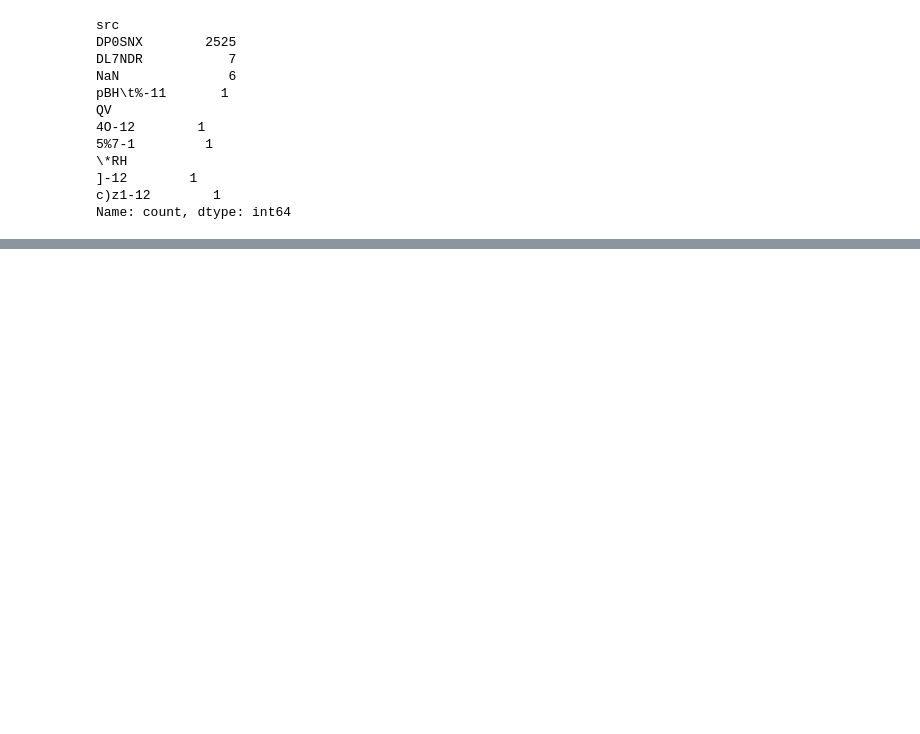
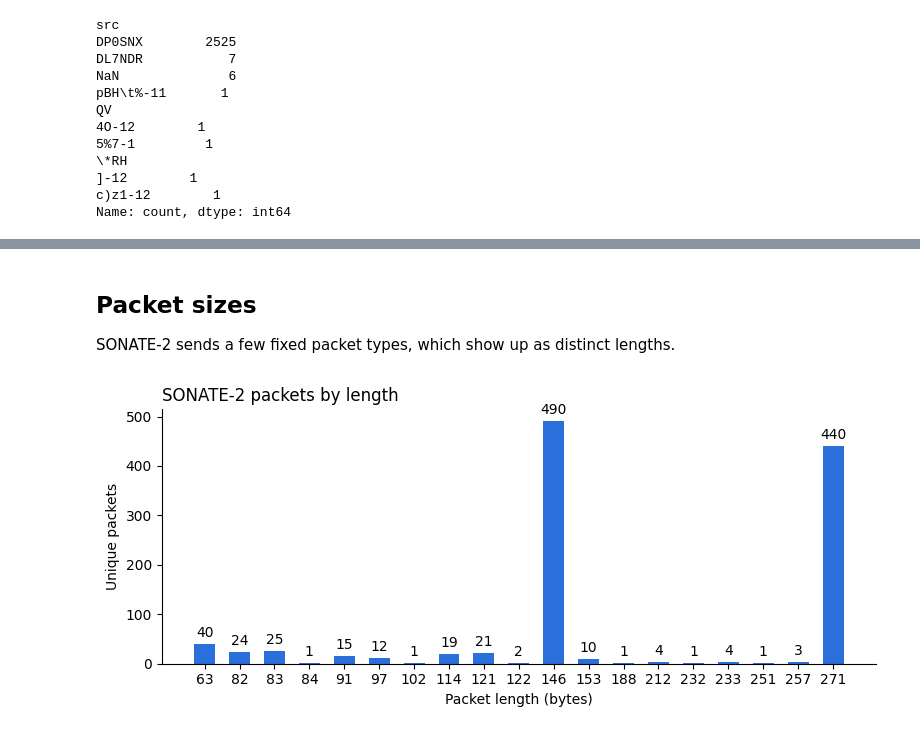
Before and after one commit to nguyen-katie/seds-hack, a Jupyter notebook: satnogs_frames.ipynb, the cells around one changed output, grey strips where cells are left out. Cells and saved outputs as stored; diff of their text form; code cells hidden in the pictures; blank space fills up the shorter version.

```diff
--- a/satnogs_frames.ipynb
+++ b/satnogs_frames.ipynb
@@ -93,0 +214,17 @@ Name: count, dtype: int64
+# %% [markdown]
+## Packet sizes
+SONATE-2 sends a few fixed packet types, which show up as distinct lengths.
+# %%
+counts = sat.drop_duplicates("frame")["length"].value_counts().sort_index()
+
+fig, ax = plt.subplots(figsize=(8, 3.5))
+bars = ax.bar(counts.index.astype(str), counts.values, color="#2a6fdb", width=0.6)
+ax.bar_label(bars, padding=3)
+ax.set_xlabel("Packet length (bytes)")
+ax.set_ylabel("Unique packets")
+ax.set_title("SONATE-2 packets by length", loc="left")
+for side in ["top", "right"]:
+    ax.spines[side].set_visible(False)
+plt.tight_layout()
+# %% [output]
+[figure, added]
```
Also changed, not shown: parts of 7 cells of this notebook, 10 other files.
